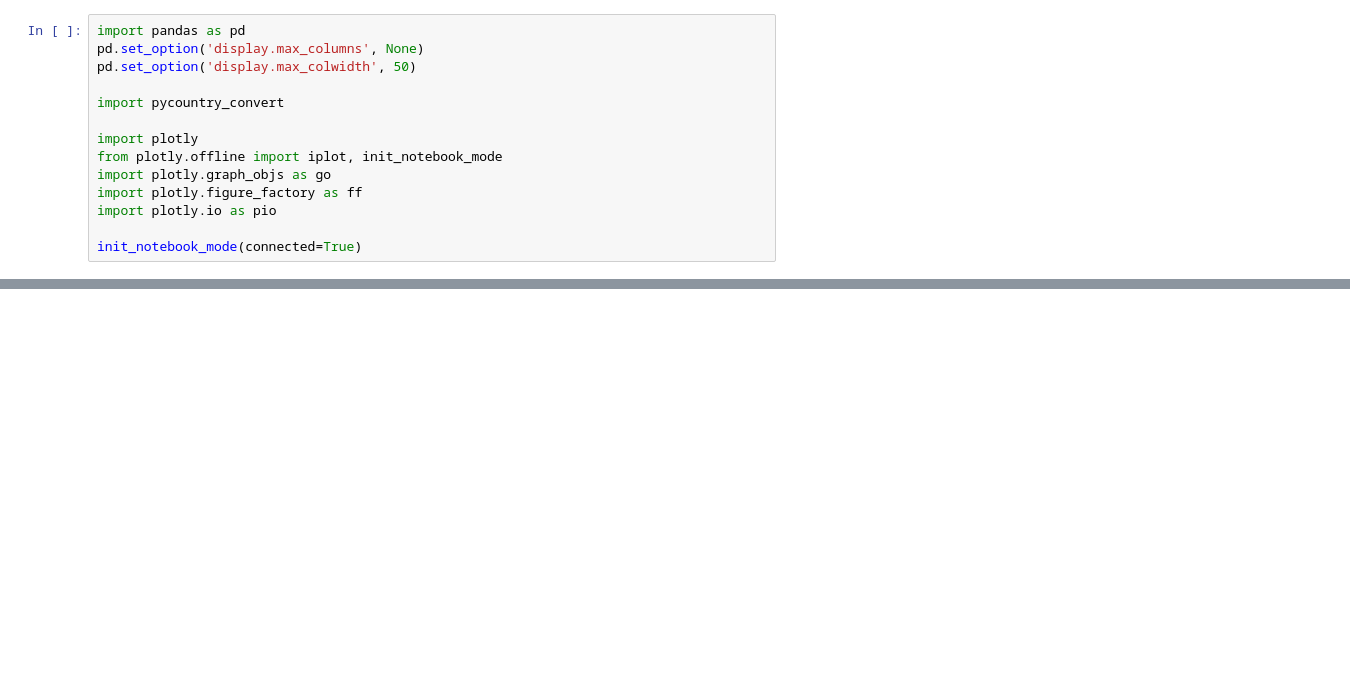
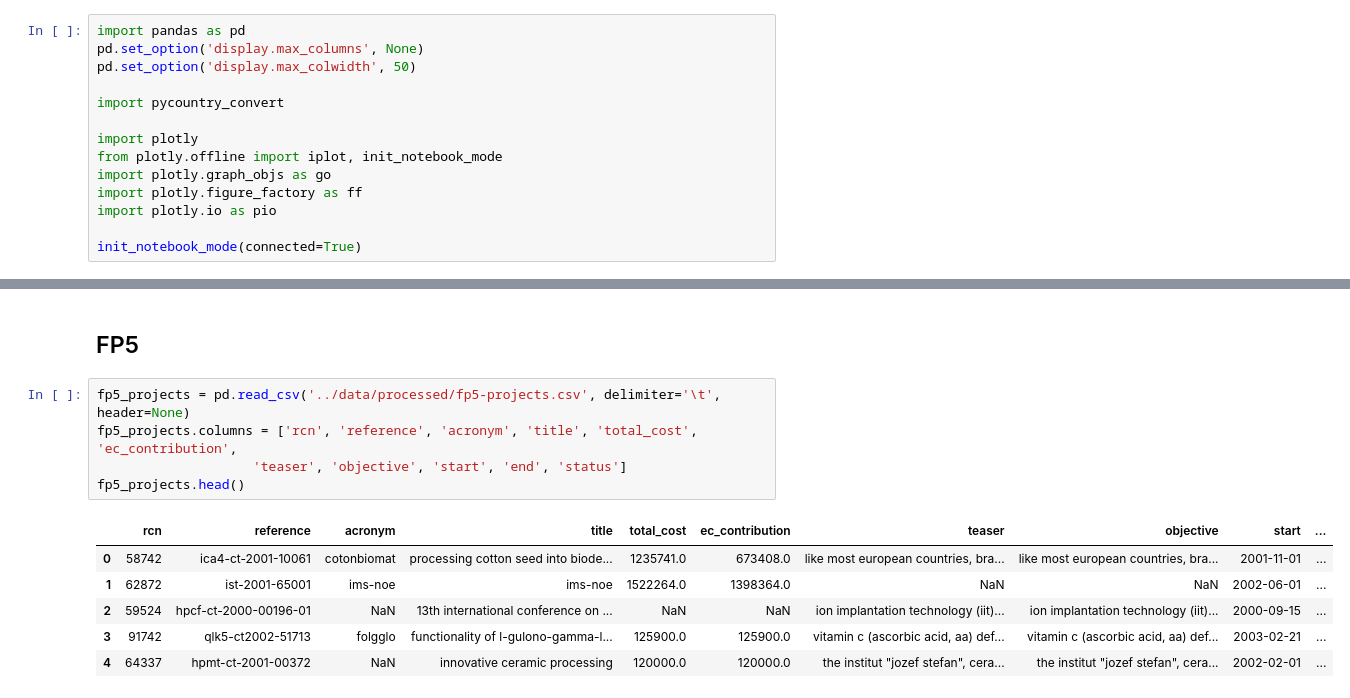
Before and after one commit to andremann/proj-net, a Jupyter notebook: notebooks/01-Initial-data-exploration.ipynb, the cells around one changed output, grey strips where cells are left out. Drawn from its saved outputs; the diff is of its cells as text; blank space fills up the shorter version.

```diff
--- a/notebooks/01-Initial-data-exploration.ipynb
+++ b/notebooks/01-Initial-data-exploration.ipynb
@@ -49,0 +112,14 @@ organisations.head()
+# %% [markdown]
+## FP5
+# %%
+fp5_projects = pd.read_csv('../data/processed/fp5-projects.csv', delimiter='\t', header=None)
+fp5_projects.columns = ['rcn', 'reference', 'acronym', 'title', 'total_cost', 'ec_contribution',
+                    'teaser', 'objective', 'start', 'end', 'status']
+fp5_projects.head()
+# %% [output]
+|  | rcn | reference | acronym | title | total_cost | ec_contribution | teaser | objective | start | ... |
+| 0 | 58742 | ica4-ct-2001-10061 | cotonbiomat | processing cotton seed into biode... | 1235741.0 | 673408.0 | like most european countries, bra... | like most european countries, bra... | 2001-11-01 | ... |
+| 1 | 62872 | ist-2001-65001 | ims-noe | ims-noe | 1522264.0 | 1398364.0 | NaN | NaN | 2002-06-01 | ... |
+| 2 | 59524 | hpcf-ct-2000-00196-01 | NaN | 13th international conference on ... | NaN | NaN | ion implantation technology (iit)... | ion implantation technology (iit)... | 2000-09-15 | ... |
+| 3 | 91742 | qlk5-ct2002-51713 | folgglo | functionality of l-gulono-gamma-l... | 125900.0 | 125900.0 | vitamin c (ascorbic acid, aa) def... | vitamin c (ascorbic acid, aa) def... | 2003-02-21 | ... |
+| 4 | 64337 | hpmt-ct-2001-00372 | NaN | innovative ceramic processing | 120000.0 | 120000.0 | the institut "jozef stefan", cera... | the institut "jozef stefan", cera... | 2002-02-01 | ... |
```
Also changed, not shown: parts of 25 cells of this notebook, 2 other files.
